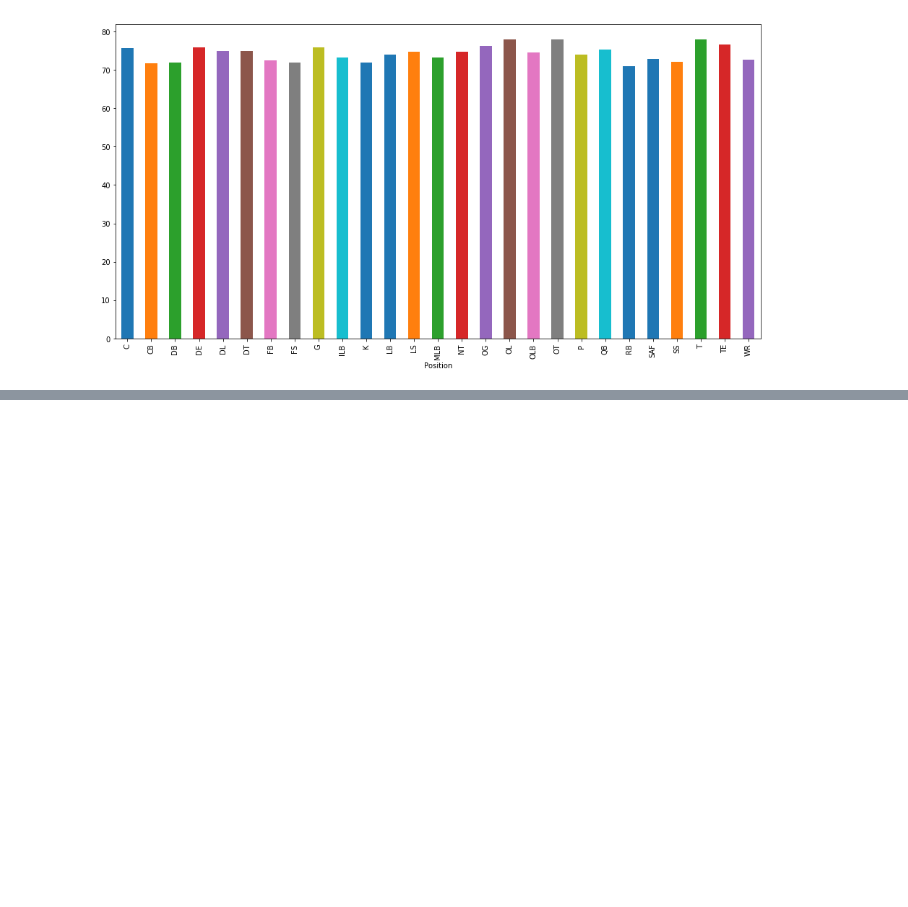
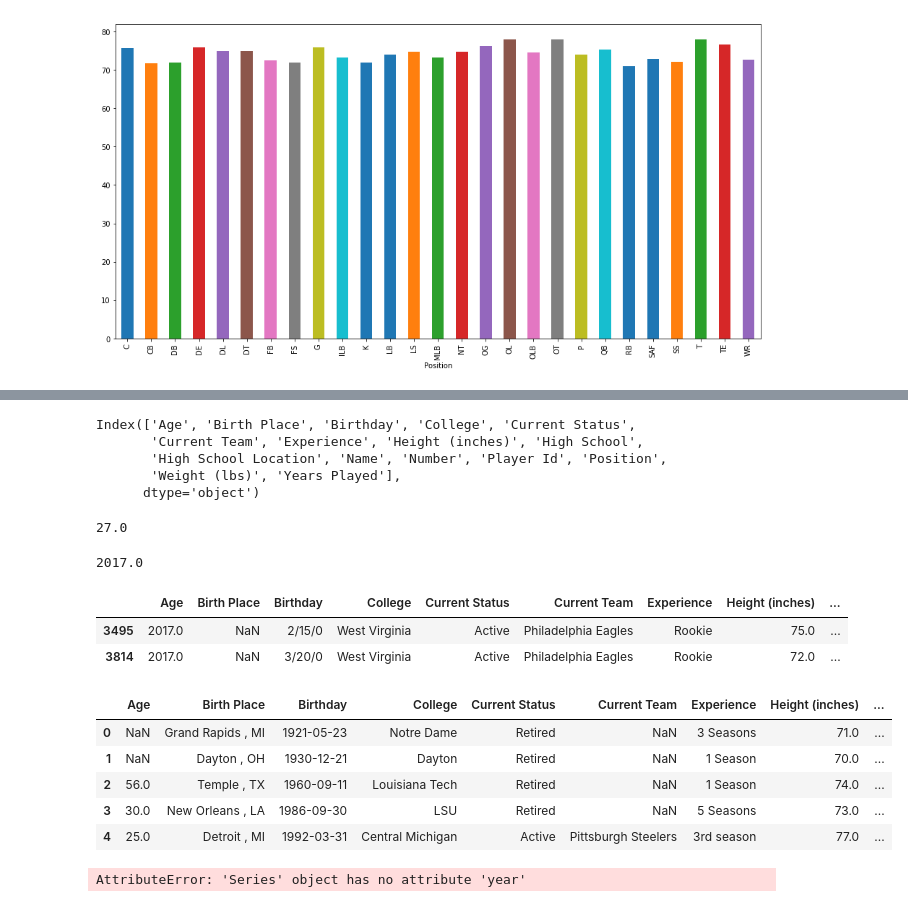
Before and after one commit to ccentola/nfl-eda, a Jupyter notebook: basic_stats.ipynb, the cells around one changed output, grey strips where cells are left out. Saved outputs shown, nothing was run; the diff lists cells and outputs as text; code cells hidden in the pictures; blank space fills up the shorter version.

```diff
--- a/basic_stats.ipynb
+++ b/basic_stats.ipynb
@@ -118,0 +118,34 @@ KeyError: 'Status'
+# %%
+df.columns
+# %% [output]
+Index(['Age', 'Birth Place', 'Birthday', 'College', 'Current Status',
+       'Current Team', 'Experience', 'Height (inches)', 'High School',
+       'High School Location', 'Name', 'Number', 'Player Id', 'Position',
+       'Weight (lbs)', 'Years Played'],
+      dtype='object')
+# %%
+# average age of active players
+df[df['Current Status'] == 'Active']['Age'].mean().round()
+# %% [output]
+27.0
+# %%
+# oldest
+df[df['Current Status'] == 'Active']['Age'].max()
+# %% [output]
+2017.0
+# %%
+df[df['Age'] == 2017]
+# %% [output]
+|  | Age | Birth Place | Birthday | College | Current Status | Current Team | Experience | Height (inches) | ... |
+| 3495 | 2017.0 | NaN | 2/15/0 | West Virginia | Active | Philadelphia Eagles | Rookie | 75.0 | ... |
+| 3814 | 2017.0 | NaN | 3/20/0 | West Virginia | Active | Philadelphia Eagles | Rookie | 72.0 | ... |
+# %%
+df['Birthday'] = pd.to_datetime(df['Birthday'])
+df.head()
+# %% [output]
+|  | Age | Birth Place | Birthday | College | Current Status | Current Team | Experience | Height (inches) | ... |
+| 0 | NaN | Grand Rapids , MI | 1921-05-23 | Notre Dame | Retired | NaN | 3 Seasons | 71.0 | ... |
+| 1 | NaN | Dayton , OH | 1930-12-21 | Dayton | Retired | NaN | 1 Season | 70.0 | ... |
+| 2 | 56.0 | Temple , TX | 1960-09-11 | Louisiana Tech | Retired | NaN | 1 Season | 74.0 | ... |
+| 3 | 30.0 | New Orleans , LA | 1986-09-30 | LSU | Retired | NaN | 5 Seasons | 73.0 | ... |
+| 4 | 25.0 | Detroit , MI | 1992-03-31 | Central Michigan | Active | Pittsburgh Steelers | 3rd season | 77.0 | ... |
@@ -118,0 +160,4 @@ KeyError: 'Status'
+# %%
+df['computed_age'] = compute_age(df['Birthday'])
+# %% [output]
+AttributeError: 'Series' object has no attribute 'year'
```
Also changed, not shown: parts of 6 cells of this notebook.
